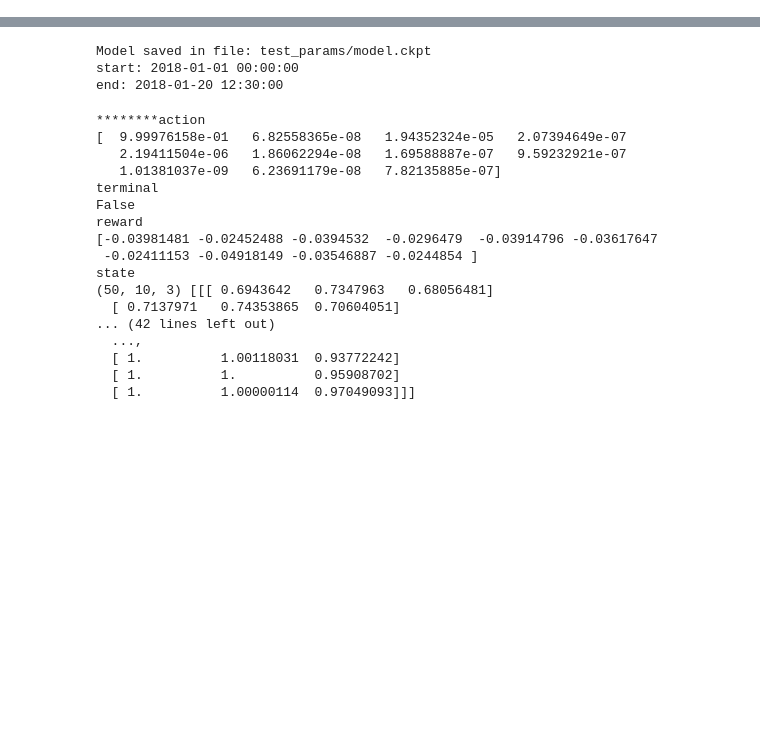
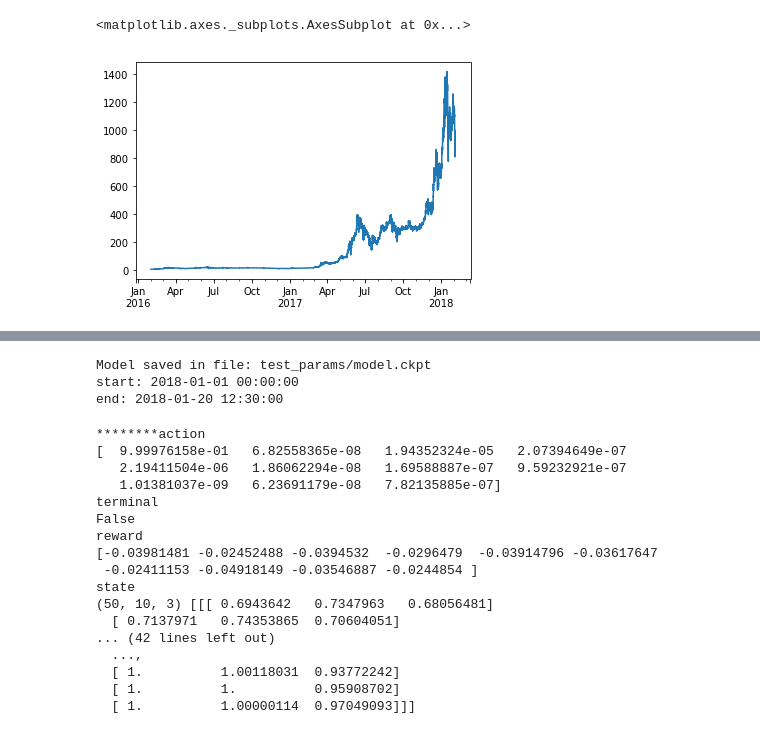
Before and after one commit to jjakimoto/Development, a Jupyter notebook: cryptocurrency/RL.ipynb, the cells around one changed output, grey strips where cells are left out. Cells and saved outputs as stored; diff of their text form; code cells hidden in the pictures; blank space fills up the shorter version.

```diff
--- a/cryptocurrency/RL.ipynb
+++ b/cryptocurrency/RL.ipynb
@@ -80,3 +140,8 @@ Finished storing data.
+# %%
+model.env.data_handler.price_data['USDT_ETH']["open"].plot()
+# %% [output]
+<matplotlib.axes._subplots.AxesSubplot at 0x...>
+[figure, added]
 # %%
 import os
 import pandas as pd
```
Also changed, not shown: parts of 14 cells of this notebook, 10 other files.
